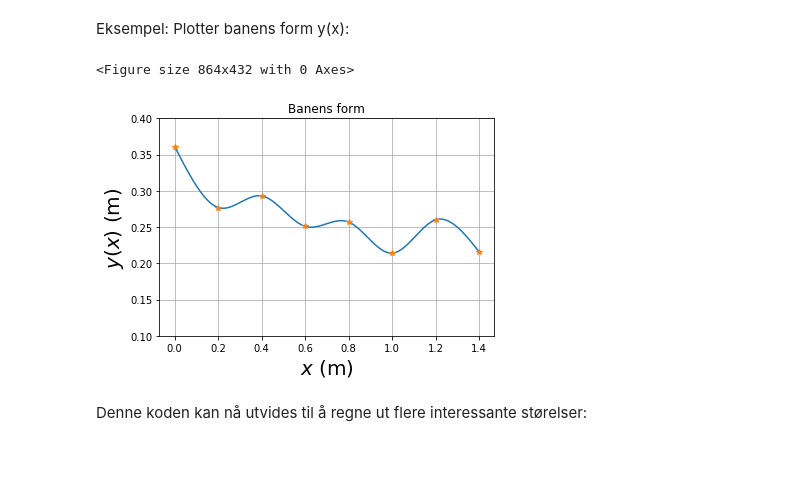
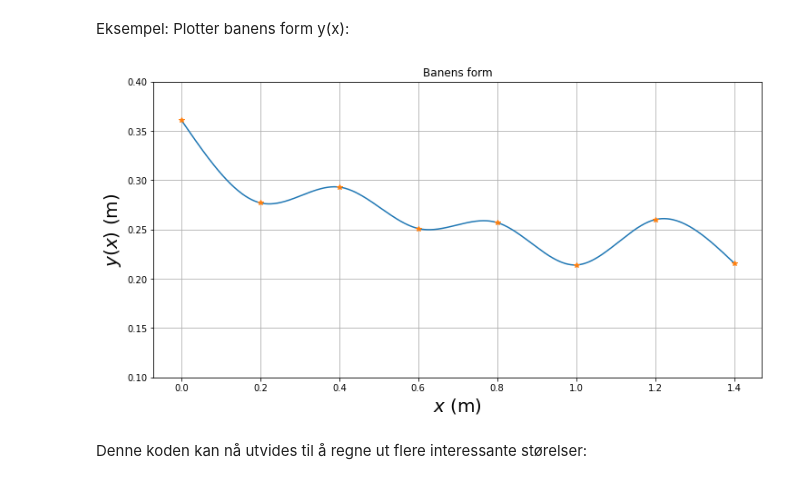
Before and after one commit to nerok/TFY4125-305-1, a Jupyter notebook: numerisk_analyse.ipynb, the cells around one changed output. Saved outputs shown, nothing was run; the diff lists cells and outputs as text; code cells hidden in the pictures; blank space fills up the shorter version.

```diff
--- a/numerisk_analyse.ipynb
+++ b/numerisk_analyse.ipynb
@@ -64,22 +64,15 @@ d2y = cs(x,2)   #d2y=tabell med 1401 verdier for y''(x)
 Eksempel: Plotter banens form y(x):
 # %%
 baneform = plt.figure('y(x)',figsize=(12,6))
-
-f = plt.figure()
-f.clear()
-
 plt.plot(x,y,xfast,yfast,'*')
 plt.title('Banens form')
 plt.xlabel('$x$ (m)',fontsize=20)
 plt.ylabel('$y(x)$ (m)',fontsize=20)
 plt.ylim(0.10,0.40)
 plt.grid()
 plt.show()
-
-f.savefig(f"figures/banens_form_num.pdf", bbox_inches='tight')
 # %% [output]
-<Figure size 864x432 with 0 Axes>
-[figure, old version]
+[figure, new version]
 # %% [markdown]
 Denne koden kan nå utvides til å regne ut flere interessante størelser:
 # %%
```
Also changed, not shown: parts of 10 cells of this notebook.
